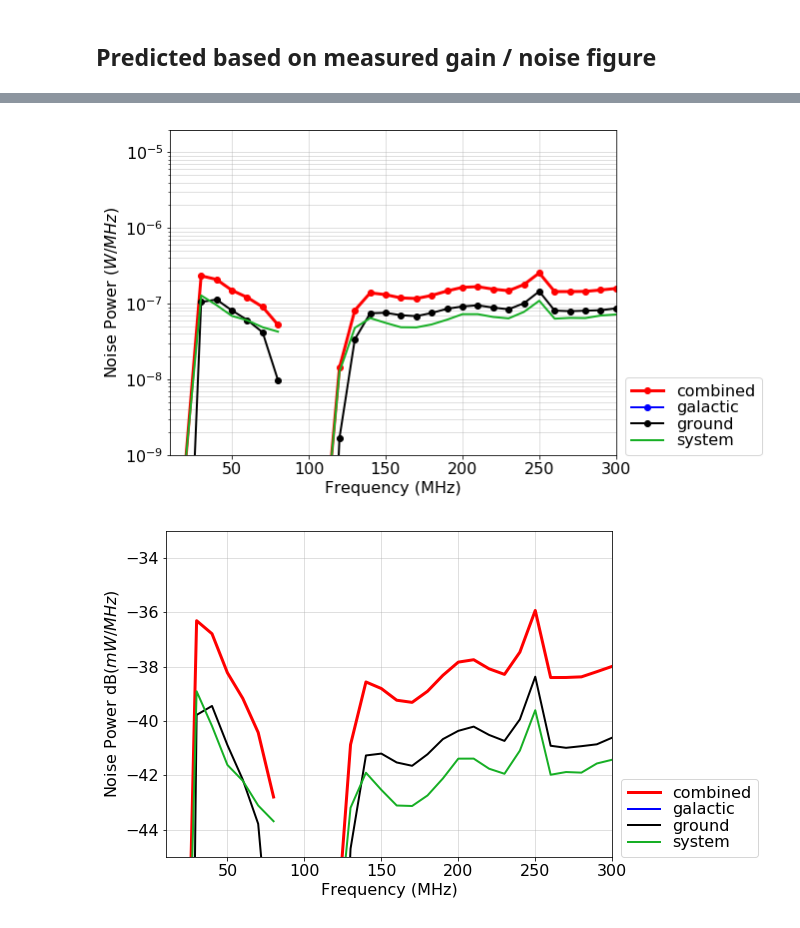
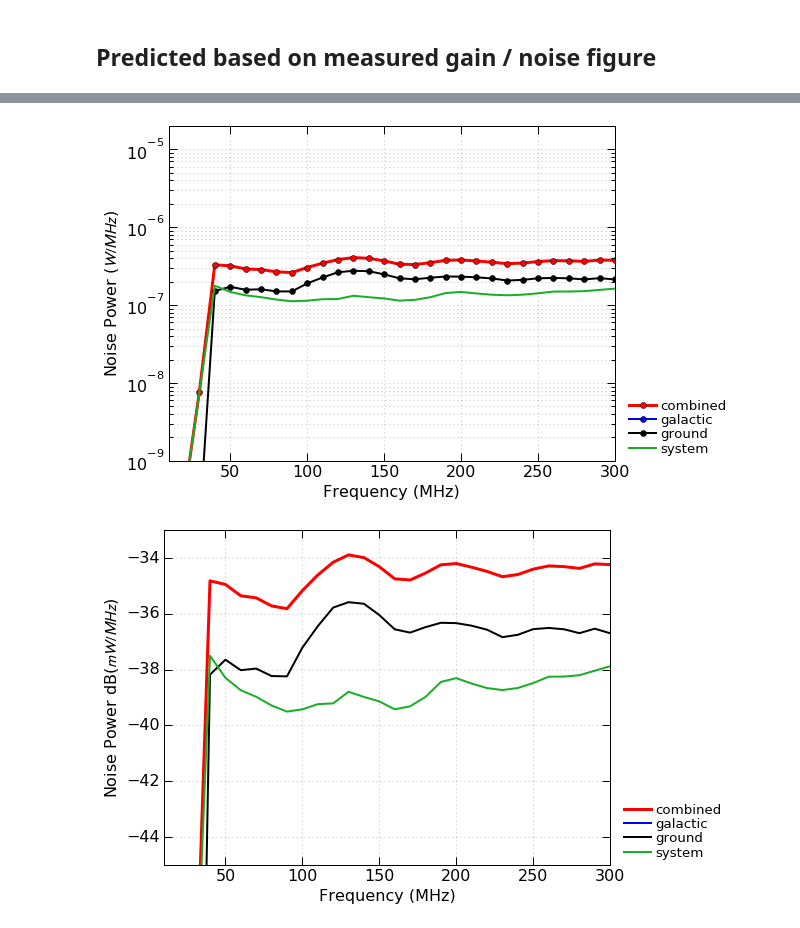
Before and after one commit to swissel/beacon_notebooks, a Jupyter notebook: BEACON Freq Dep Noise Spectra Prediction.ipynb, the cells around one changed output, grey strips where cells are left out. Cells and saved outputs as stored; diff of their text form; code cells hidden in the pictures.

```diff
--- a/BEACON Freq Dep Noise Spectra Prediction.ipynb
+++ b/BEACON Freq Dep Noise Spectra Prediction.ipynb
@@ -593,13 +587,13 @@ for title in titles:
     pyp.plot(Gamma_freq, Gamma,'.-', label=title)
 
 pyp.legend(loc=[1.01,0])
-pyp.plot(man_Gamma_freq, man_Gamma)
+pyp.plot(man_Gamma_freq, man_Gamma, 'k', label='Manufacturer')
 pyp.xlim(0,100)
 pyp.title("VPOL")
 
 title='VHF_ROCK_V64'
 sparm = read_s2p(ant_dirc + "%s.s2p"%title)
-Gamma= reflection_coefficient_from_s11(sparm.s11dB)
+Gamma= reflection_coefficient_from_s11(sparm.s11dB).values
 Gamma_freq  = sparm.freq/1e6
 
 #Gamma = man_Gamma
@@ -655,33 +651,33 @@ fmax = 300.
 df = 10.
 frac_sky = 0.0
 
 outfile = '%s/%d-%dMHZ_fracsky%1.2f_TerminatedInput_Box%d.csv'%(outDirc,fmin,fmax, frac_sky, boxno)
 
 # The noise figure, gaiint and antenna impedance are
 # functions of frequency.
 #
 # Set up some linear interpolators to handle the frequency range of interest
 noise_fig_func = interpolate.interp1d( df1.freq_hz/1e6, NF_components)
 gain_func = interpolate.interp1d(df1.freq_hz/1e6, G_components)
 ZA_func = interpolate.interp1d(Gamma_freq,Z_A)
 
 freq = np.arange(fmin, fmax+df, df)
 interp_NF = noise_fig_func(freq)
 interp_Gain = gain_func(freq)
 interp_ZA = ZA_func(freq)
 
 noise_calcs(NF_components = interp_NF, G_components=interp_Gain, fmin=fmin, fmax=fmax, G_A=1.8,
-    frac_sky=frac_sky, T_thermal=290,Z_A=interp_ZA, Z_L=50,output = outfile)
+    frac_sky=frac_sky, T_thermal=290.,Z_A=interp_ZA, Z_L=50.,output = outfile)
 
 pyp.figure(1)
 pyp.ylim(1e-9, 2e-5)
 pyp.savefig("%s/predicted_spectra_TerminatedInput_Box%d_lin_%d-%dMHz_fracsky%1.2f.pdf"%
             (outDirc,boxno,fmin, fmax, frac_sky),bbox_inches='tight')
 
 pyp.figure(2)
 pyp.ylim(-45, -33)
 pyp.savefig("%s/predicted_spectra_TerminatedInput_Box%d_log_%d-%dMHz_fracsky%1.2f.pdf"%
             (outDirc,boxno,fmin, fmax, frac_sky),bbox_inches='tight')
 # %% [output]
-[figure, old version]
+[figure, new version]
-[figure, old version]
+[figure, new version]
```
Also changed, not shown: parts of 11 cells of this notebook, 23 other files.
